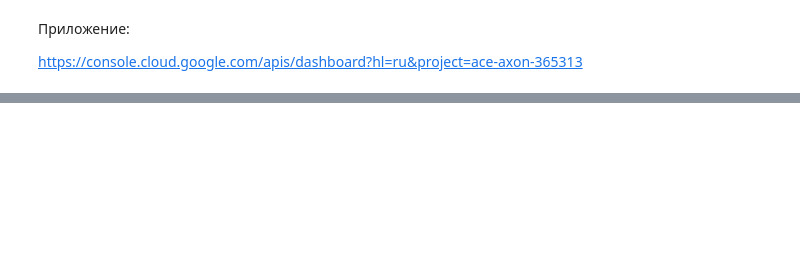
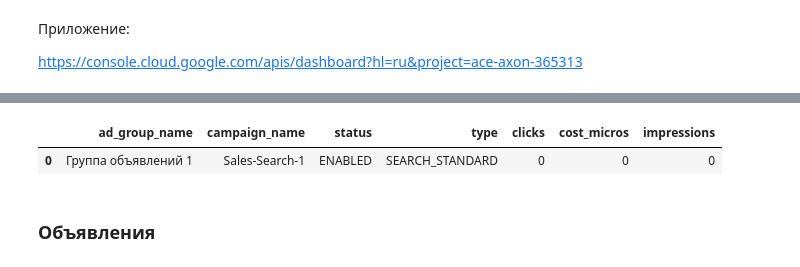
Before and after one commit to FED32/google_ads_api, a Jupyter notebook: first_tests.ipynb, the cells around one changed output, grey strips where cells are left out. Cells and saved outputs as stored; diff of their text form; code cells hidden in the pictures; blank space fills up the shorter version.

```diff
--- a/first_tests.ipynb
+++ b/first_tests.ipynb
@@ -146,0 +205,48 @@ pd.DataFrame(report)
+# %%
+def groups_report(client, customer_id):
+    ga_service = client.get_service("GoogleAdsService")
+
+    query = """
+            SELECT ad_group.name,
+              campaign.name,
+              ad_group.status,
+              ad_group.type,
+              metrics.clicks,
+              metrics.impressions,
+              metrics.ctr,
+              metrics.average_cpc,
+              metrics.cost_micros
+            FROM ad_group
+            WHERE segments.date DURING LAST_7_DAYS
+              AND ad_group.status != 'REMOVED'
+              """
+
+    # Issues a search request using streaming.
+    search_request = client.get_type("SearchGoogleAdsStreamRequest")
+    search_request.customer_id = customer_id
+    search_request.query = query
+    stream = ga_service.search_stream(search_request)
+
+    result = []
+    for batch in stream:
+        for row in batch.results:
+#             print(row)
+            ad_group = row.ad_group
+            campaign = row.campaign
+            metrics = row.metrics
+            result.append({'ad_group_name': ad_group.name,
+                           'campaign_name': campaign.name,
+                          'status': ad_group.status.name,
+                          'type': ad_group.type_.name,
+                          'clicks': metrics.clicks,
+                          'cost_micros': metrics.cost_micros,
+                          'impressions': metrics.impressions})
+    return result
+# %%
+gr_report = groups_report(client, customer_id='2200886572')
+pd.DataFrame(gr_report)
+# %% [output]
+|  | ad_group_name | campaign_name | status | type | clicks | cost_micros | impressions |
+| 0 | Группа объявлений 1 | Sales-Search-1 | ENABLED | SEARCH_STANDARD | 0 | 0 | 0 |
+# %% [markdown]
+### Объявления
```
Also changed, not shown: parts of 21 cells of this notebook.
